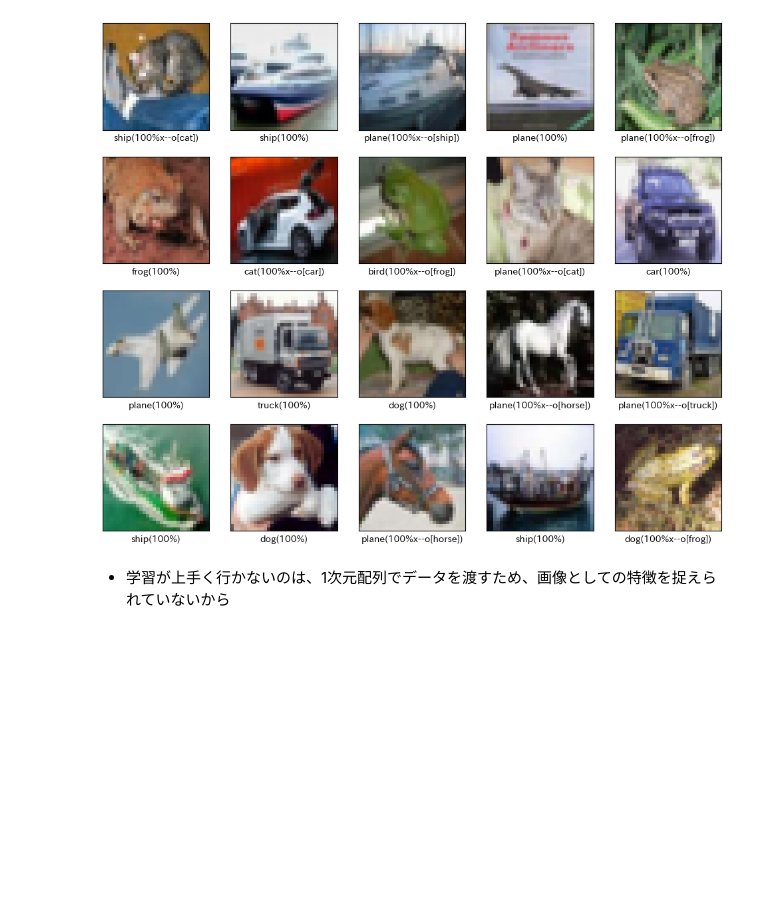
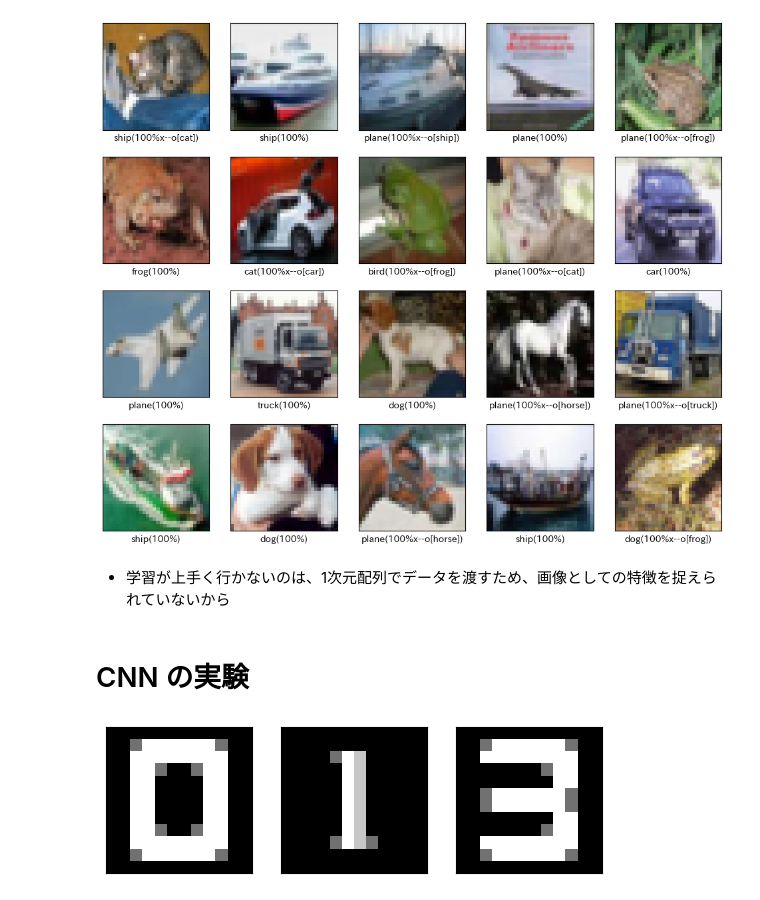
Before and after one commit to naorex/Python3rdGrade_Deep_Learning_Beginner, a Jupyter notebook: Chapter05_CNNで学習.ipynb, the cells around one changed output. Saved outputs shown, nothing was run; the diff lists cells and outputs as text; code cells hidden in the pictures; blank space fills up the shorter version.

```diff
--- a/Chapter05_CNNで学習.ipynb
+++ b/Chapter05_CNNで学習.ipynb
@@ -142,3 +142,65 @@ plt.show()
 [figure]
 # %% [markdown]
 - 学習が上手く行かないのは、1次元配列でデータを渡すため、画像としての特徴を捉えられていないから
+# %% [markdown]
+# CNN の実験
+# %%
+# 数字画像データを用意する
+import numpy as np
+import matplotlib.pyplot as plt
+
+n0 = np.array([
+    [0,0,0,0,0,0,0,0,0,0,0,0],
+    [0,0,4,9,9,9,9,9,9,4,0,0],
+    [0,0,9,9,9,9,9,9,9,9,0,0],
+    [0,0,9,9,4,0,0,4,9,9,0,0],
+    [0,0,9,9,0,0,0,0,9,9,0,0],
+    [0,0,9,9,0,0,0,0,9,9,0,0],
+    [0,0,9,9,0,0,0,0,9,9,0,0],
+    [0,0,9,9,0,0,0,0,9,9,0,0],
+    [0,0,9,9,4,0,0,4,9,9,0,0],
+    [0,0,9,9,9,9,9,9,9,9,0,0],
+    [0,0,4,9,9,9,9,9,9,4,0,0],
+    [0,0,0,0,0,0,0,0,0,0,0,0]
+])
+
+n1 = np.array([
+    [0,0,0,0,0,0,0,0,0,0,0,0],
+    [0,0,0,0,0,0,0,0,0,0,0,0],
+    [0,0,0,0,4,9,7,0,0,0,0,0],
+    [0,0,0,0,0,9,7,0,0,0,0,0],
+    [0,0,0,0,0,9,7,0,0,0,0,0],
+    [0,0,0,0,0,9,7,0,0,0,0,0],
+    [0,0,0,0,0,9,7,0,0,0,0,0],
+    [0,0,0,0,0,9,7,0,0,0,0,0],
+    [0,0,0,0,0,9,7,0,0,0,0,0],
+    [0,0,0,0,4,9,7,4,0,0,0,0],
+    [0,0,0,0,0,0,0,0,0,0,0,0],
+    [0,0,0,0,0,0,0,0,0,0,0,0]
+])
+
+n2 = np.array([
+    [0,0,0,0,0,0,0,0,0,0,0,0],
+    [0,0,4,9,9,9,9,9,9,4,0,0],
+    [0,0,9,9,9,9,9,9,9,9,0,0],
+    [0,0,0,0,0,0,0,4,9,9,0,0],
+    [0,0,0,0,0,0,0,0,9,9,0,0],
+    [0,0,4,9,9,9,9,9,9,4,0,0],
+    [0,0,4,9,9,9,9,9,9,4,0,0],
+    [0,0,0,0,0,0,0,0,9,9,0,0],
+    [0,0,0,0,0,0,0,4,9,9,0,0],
+    [0,0,9,9,9,9,9,9,9,9,0,0],
+    [0,0,4,9,9,9,9,9,9,4,0,0],
+    [0,0,0,0,0,0,0,0,0,0,0,0]
+])
+
+ndata = [n0,n1,n2]
+
+for i in range(3):
+    plt.subplot(1,3,i+1)
+    plt.imshow(ndata[i], cmap="gray")
+    plt.xticks([])
+    plt.yticks([])
+plt.show()
+# %% [output]
+[figure, added]
```
Also changed, not shown: parts of 1 cell of this notebook.
